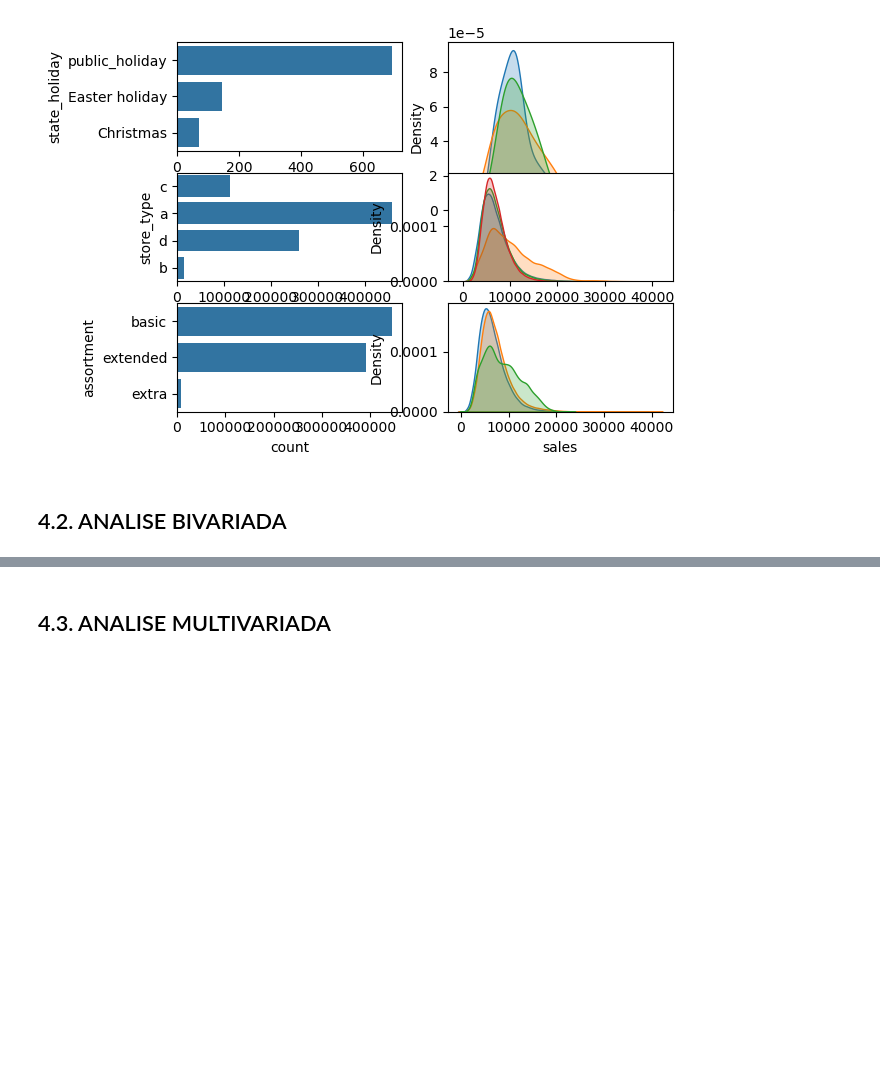
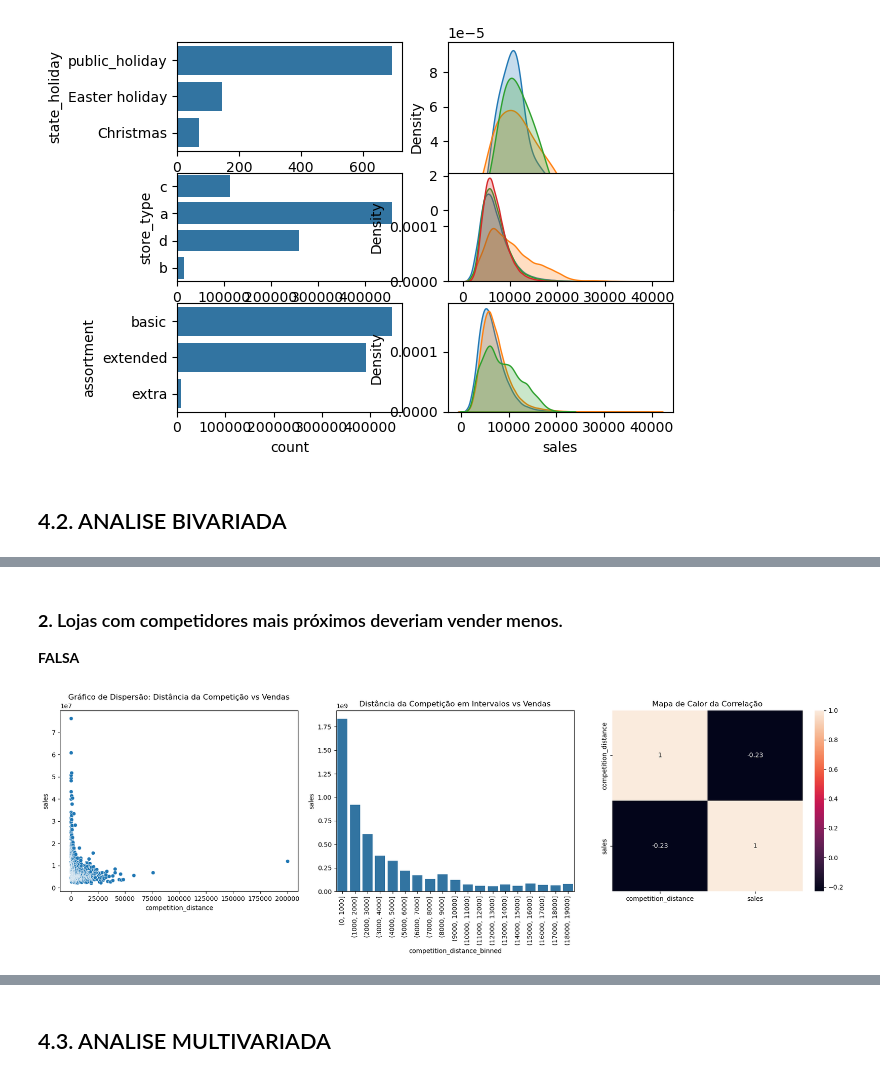
Before and after one commit to lucasleal7/ds_em_producao, a Jupyter notebook: m04_v01_store_sales_prediction.ipynb, the cells around one changed output, grey strips where cells are left out. Saved outputs shown, nothing was run; the diff lists cells and outputs as text; code cells hidden in the pictures; blank space fills up the shorter version.

```diff
--- a/m04_v01_store_sales_prediction.ipynb
+++ b/m04_v01_store_sales_prediction.ipynb
@@ -393,0 +412,36 @@ sns.kdeplot(df4[df4['assortment']=='extra']['sales'],label="extra", fill=True )
+# %% [markdown]
+### **2.** Lojas com competidores mais próximos deveriam vender menos.
+
+**FALSA**
+# %%
+aux1 = df4[['competition_distance', 'sales']].groupby('competition_distance').sum().reset_index()
+
+plt.figure(figsize=(18, 6))
+
+
+plt.subplot(1, 3, 1)
+sns.scatterplot(x='competition_distance', y='sales', data=aux1)
+plt.title('Gráfico de Dispersão: Distância da Competição vs Vendas')
+
+
+plt.subplot(1, 3, 2)
+bins = list(np.arange(0, 20000, 1000))
+aux1['competition_distance_binned'] = pd.cut(aux1['competition_distance'], bins=bins)
+aux1['competition_distance_binned'] = aux1['competition_distance_binned'].astype(str)  # Converte intervalos em strings
+aux2 = aux1[['competition_distance_binned', 'sales']].groupby('competition_distance_binned').sum().reset_index()
+
+aux2['competition_distance_binned'] = pd.Categorical(aux2['competition_distance_binned'], categories=[str(b) for b in pd.cut(aux1['competition_distance'], bins=bins).cat.categories], ordered=True)
+
+sns.barplot(x='competition_distance_binned', y='sales', data=aux2)
+plt.xticks(rotation=90)
+plt.title('Distância da Competição em Intervalos vs Vendas')
+
+
+plt.subplot(1, 3, 3)
+sns.heatmap(aux1[['competition_distance', 'sales']].corr(method='pearson'), annot=True)
+plt.title('Mapa de Calor da Correlação')
+
+plt.tight_layout()
+plt.show()
+# %% [output]
+[figure, added]
```
Also changed, not shown: parts of 5 cells of this notebook.
